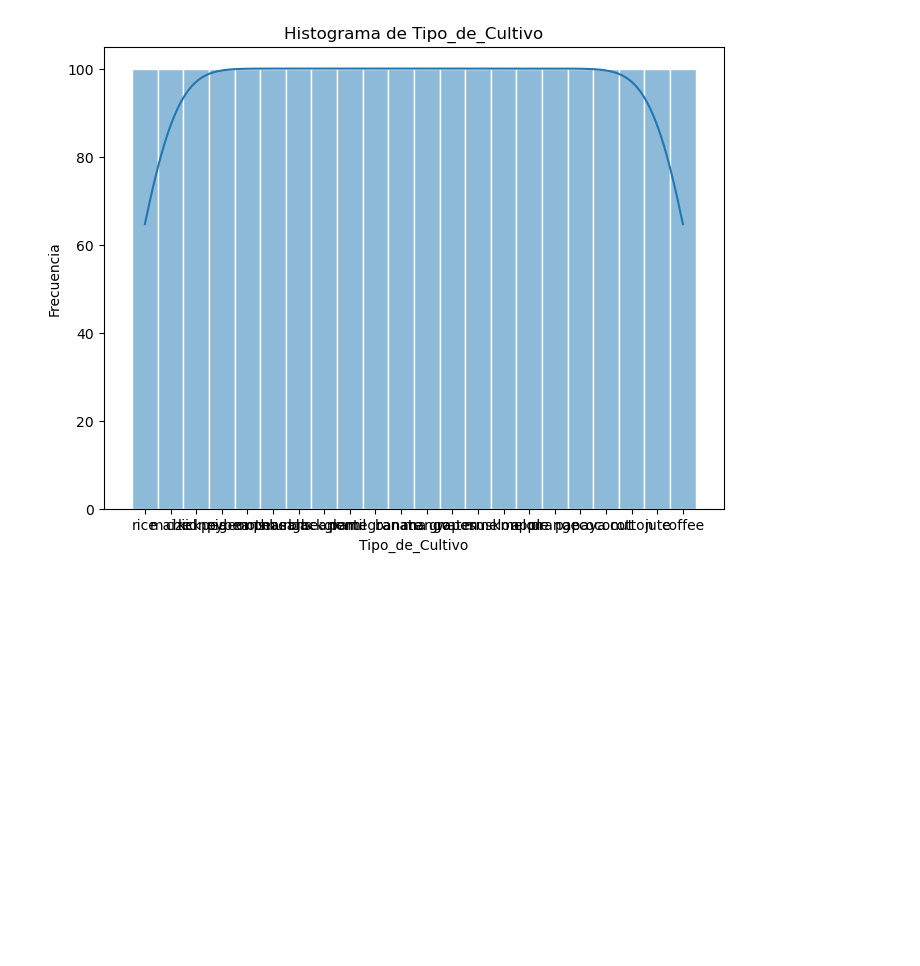
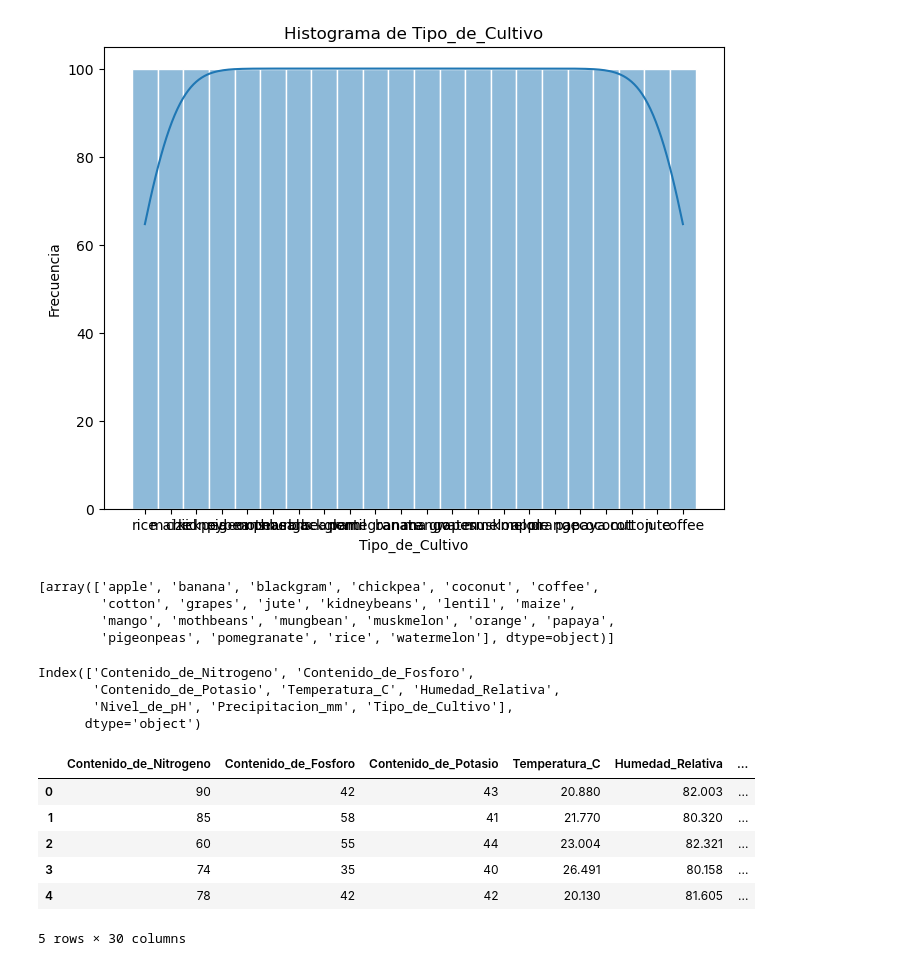
Before and after one commit to Chiaraaorlando/Clasificacion, a Jupyter notebook: Clasificacion_nb.ipynb, the cells around one changed output. Saved outputs shown, nothing was run; the diff lists cells and outputs as text; code cells hidden in the pictures; blank space fills up the shorter version.

```diff
--- a/Clasificacion_nb.ipynb
+++ b/Clasificacion_nb.ipynb
@@ -127,3 +127,33 @@ plot_histograms(cultivos)
 [figure]
 [figure]
 [figure]
+# %%
+from sklearn.preprocessing import OneHotEncoder
+
+tipodecultivo_ohe = OneHotEncoder(sparse=False)
+tipodecultivo_ohe.fit(cultivos[['Tipo_de_Cultivo']])
+tipodecultivo_ohe.categories_
+# %% [output]
+[array(['apple', 'banana', 'blackgram', 'chickpea', 'coconut', 'coffee',
+        'cotton', 'grapes', 'jute', 'kidneybeans', 'lentil', 'maize',
+        'mango', 'mothbeans', 'mungbean', 'muskmelon', 'orange', 'papaya',
+        'pigeonpeas', 'pomegranate', 'rice', 'watermelon'], dtype=object)]
+# %%
+cultivos.columns
+# %% [output]
+Index(['Contenido_de_Nitrogeno', 'Contenido_de_Fosforo',
+       'Contenido_de_Potasio', 'Temperatura_C', 'Humedad_Relativa',
+       'Nivel_de_pH', 'Precipitacion_mm', 'Tipo_de_Cultivo'],
+      dtype='object')
+# %%
+cultivos['apple'],cultivos['banana'],cultivos['blackgram'],cultivos['chickpea'],cultivos['coconut'],cultivos['coffee'],cultivos['cotton'],cultivos['grapes'],cultivos['jute'],cultivos['kidneybeans'],cultivos['lentil'],cultivos['maize'],cultivos['mango'],cultivos['mothbeans'],cultivos['mungbean'],cultivos['muskmelon'],cultivos['orange'],cultivos['papaya'],cultivos['pigeonpeas'],cultivos['pomegranate'],cultivos['rice'],cultivos['watermelon'] = tipodecultivo_ohe.fit_transform(cultivos[['Tipo_de_Cultivo']]).T
+#cultivos.drop(columns=['Tipo_de_Cultivo'], inplace=True)
+cultivos.head()
+# %% [output]
+|  | Contenido_de_Nitrogeno | Contenido_de_Fosforo | Contenido_de_Potasio | Temperatura_C | Humedad_Relativa | ... |
+| 0 | 90 | 42 | 43 | 20.880 | 82.003 | ... |
+| 1 | 85 | 58 | 41 | 21.770 | 80.320 | ... |
+| 2 | 60 | 55 | 44 | 23.004 | 82.321 | ... |
+| 3 | 74 | 35 | 40 | 26.491 | 80.158 | ... |
+| 4 | 78 | 42 | 42 | 20.130 | 81.605 | ... |
+5 rows × 30 columns
```
Also changed, not shown: parts of 9 cells of this notebook.
